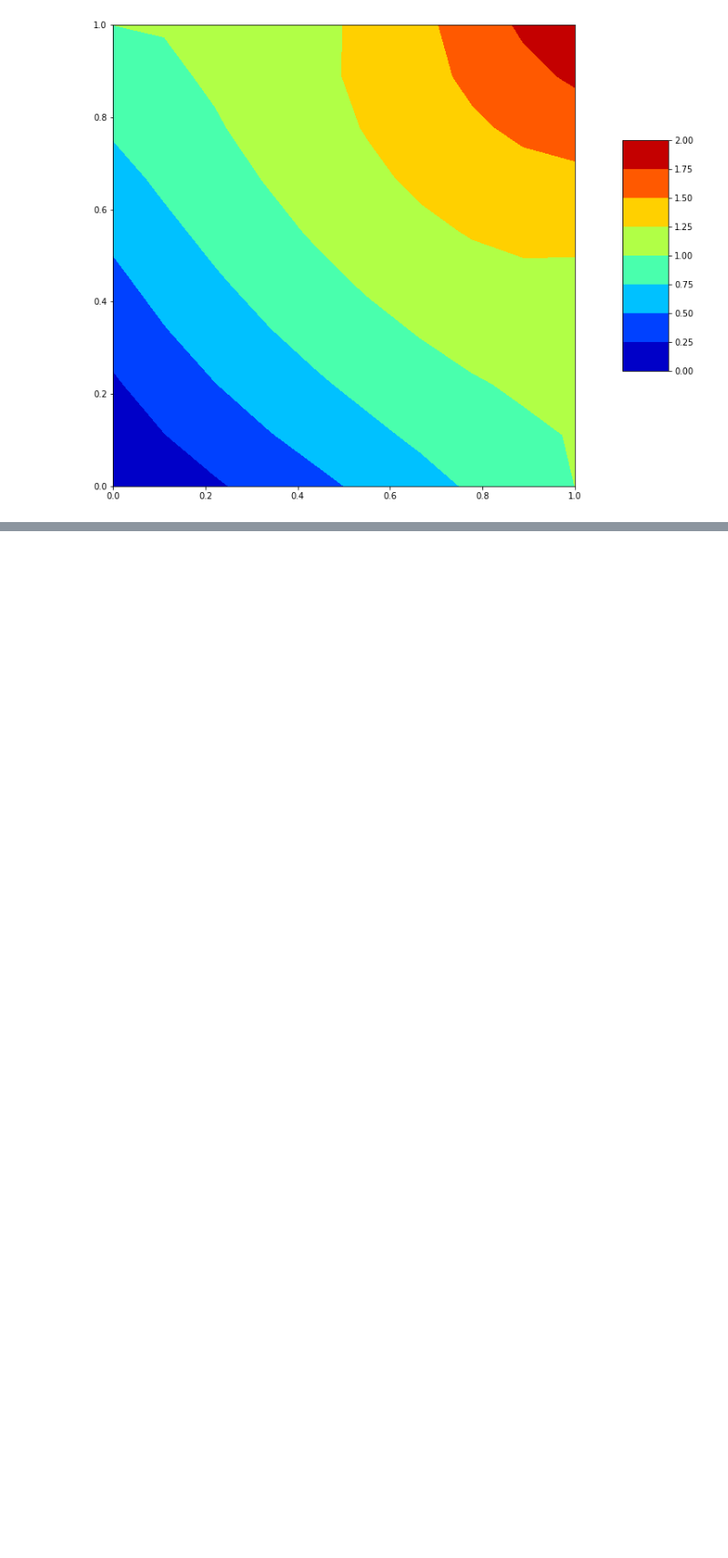
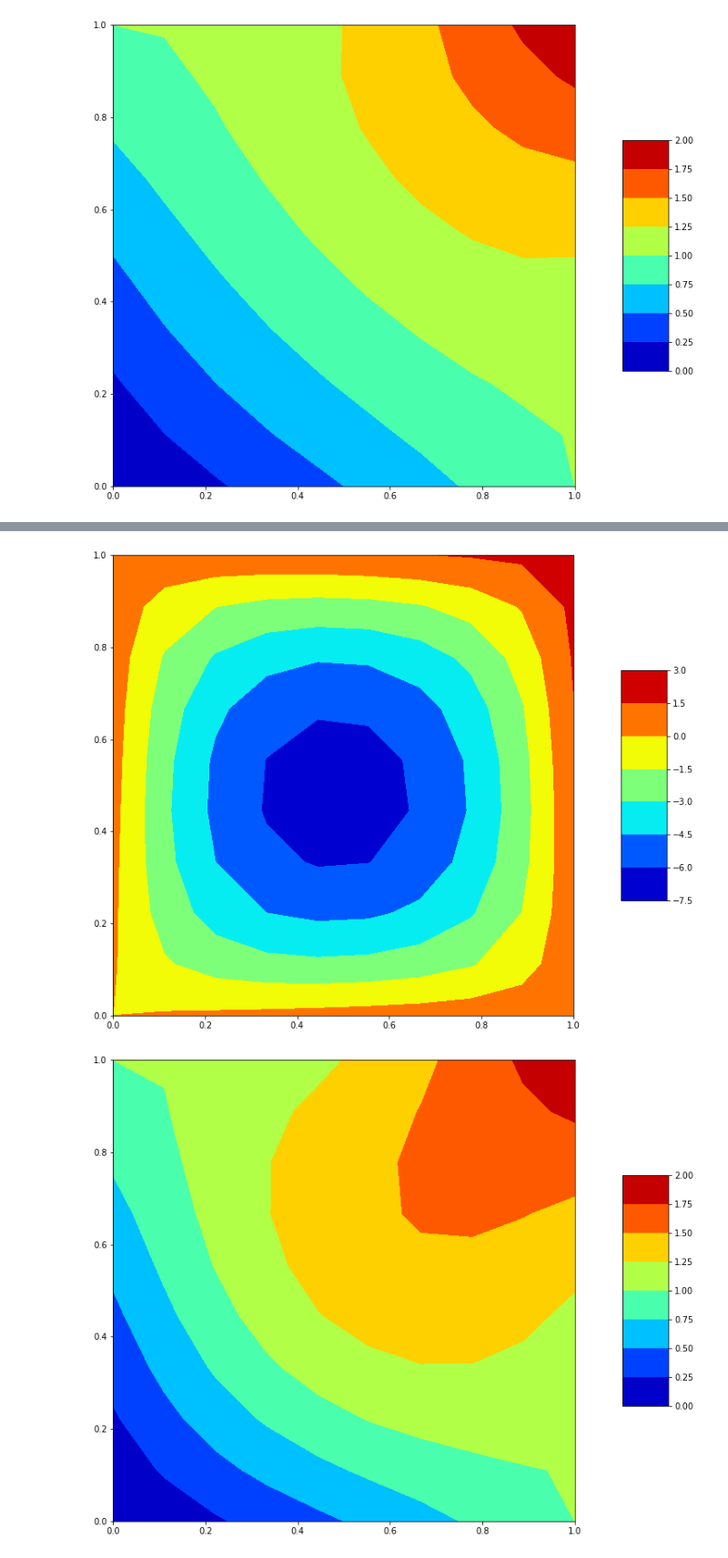
Before and after one commit to barros-jv/Heat_Transfer, a Jupyter notebook: Metodo_das_Diferencas_Finitas/Prob_Termico_2D_MDF.ipynb, the cells around one changed output, grey strips where cells are left out. Shown: that part at 91% size. Drawn from its saved outputs; the diff is of its cells as text; code cells hidden in the pictures; blank space fills up the shorter version.

```diff
--- a/Metodo_das_Diferencas_Finitas/Prob_Termico_2D_MDF.ipynb
+++ b/Metodo_das_Diferencas_Finitas/Prob_Termico_2D_MDF.ipynb
@@ -270,0 +450,64 @@ plt.show()
+# %%
+# Pontos C.C
+cc1 = [];cc2 = [];cc3 = [];cc4 = []; cc = []; noncc = []
+
+for i in range(0,npoints):
+    if Y[i] == min(Y):
+        cc1.append(i)
+        cc.append(i)
+    elif Y[i] == max(Y):
+        cc3.append(i)
+        cc.append(i)
+    elif X[i] == min(X) and Y[i]>min(Y) and Y[i]<max(Y):
+        cc4.append(i)
+        cc.append(i)
+    elif X[i] == max(X) and Y[i]>min(Y) and Y[i]<max(Y):
+        cc2.append(i)
+        cc.append(i)
+    else:
+        noncc.append(i)
+# %%
+A = np.zeros( (npoints,npoints),dtype='float' )
+b = np.zeros( (npoints),dtype='float' )
+T = 100*np.ones( (npoints),dtype='float' ) # temperatura inicial
+
+nIter = 10
+
+for i in cc:
+    A[i,i] = 1.0
+
+for i in noncc:
+    A[i,i] = (1.0/dt) -alpha*(2.0/(Deltax**2) + 2.0/(Deltay**2))
+    A[i,i+1] = alpha/(Deltax**2)
+    A[i,i-1] = alpha/(Deltax**2)
+    A[i,i+nx] = alpha/(Deltay**2)
+    A[i,i-nx] = alpha/(Deltay**2)
+
+for i in cc1:
+    b[i] = X[i]
+for i in cc2:
+    b[i] = Y[i]**2 + 1
+for i in cc3:
+    b[i] = X[i]**2 + 1
+for i in cc4:
+    b[i] = Y[i]
+
+for n in range(0,nIter):
+    for i in noncc:
+        b[i] = (T[i]/dt) + Q/(rho*cv)
+
+    T = np.linalg.solve(A,b)
+    # plot da solucao
+    plt.figure(figsize=(20, 10))
+    ax = plt.axes()
+    ax.set_aspect('equal')
+    xq = X.reshape(ny,nx)
+    yq = Y.reshape(ny,nx)
+    solq = T.reshape(ny,nx)
+    surf = ax.contourf(xq,yq,solq,cmap='jet')
+    #plt.plot(X,Y,'ko')
+    plt.colorbar(surf,shrink=0.5, aspect=5)
+    plt.show()
+# %% [output]
+[figure, added]
+[figure, added]
```
Also changed, not shown: parts of 9 cells of this notebook.
